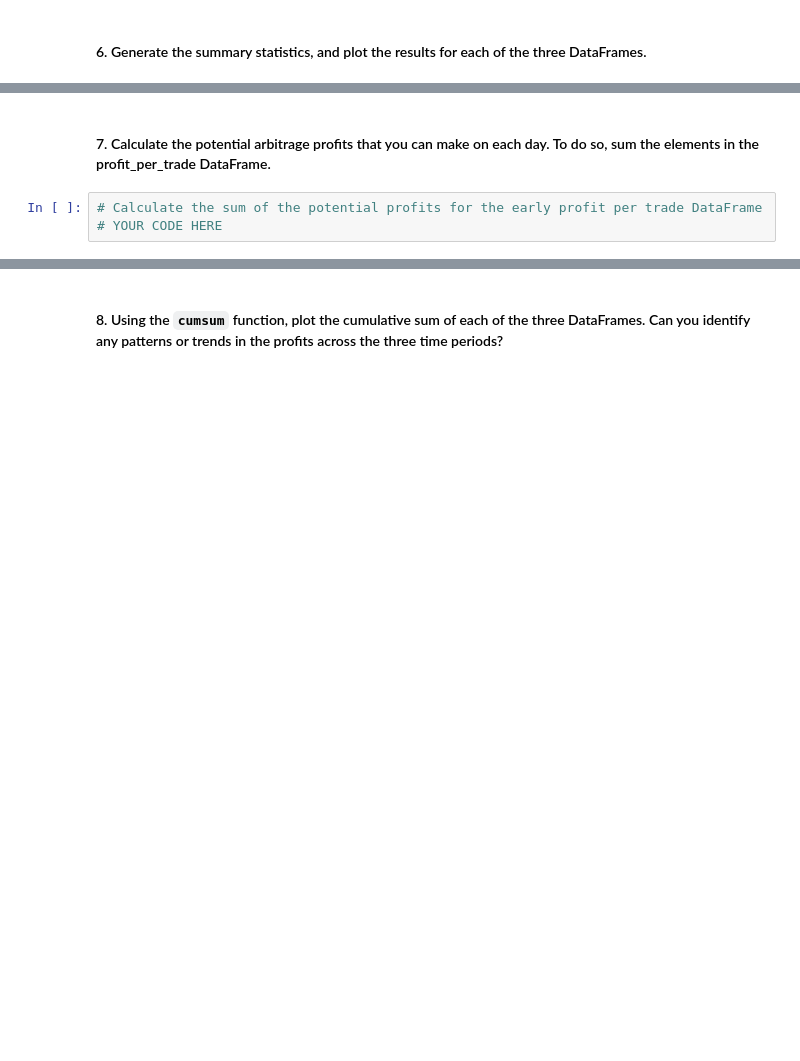
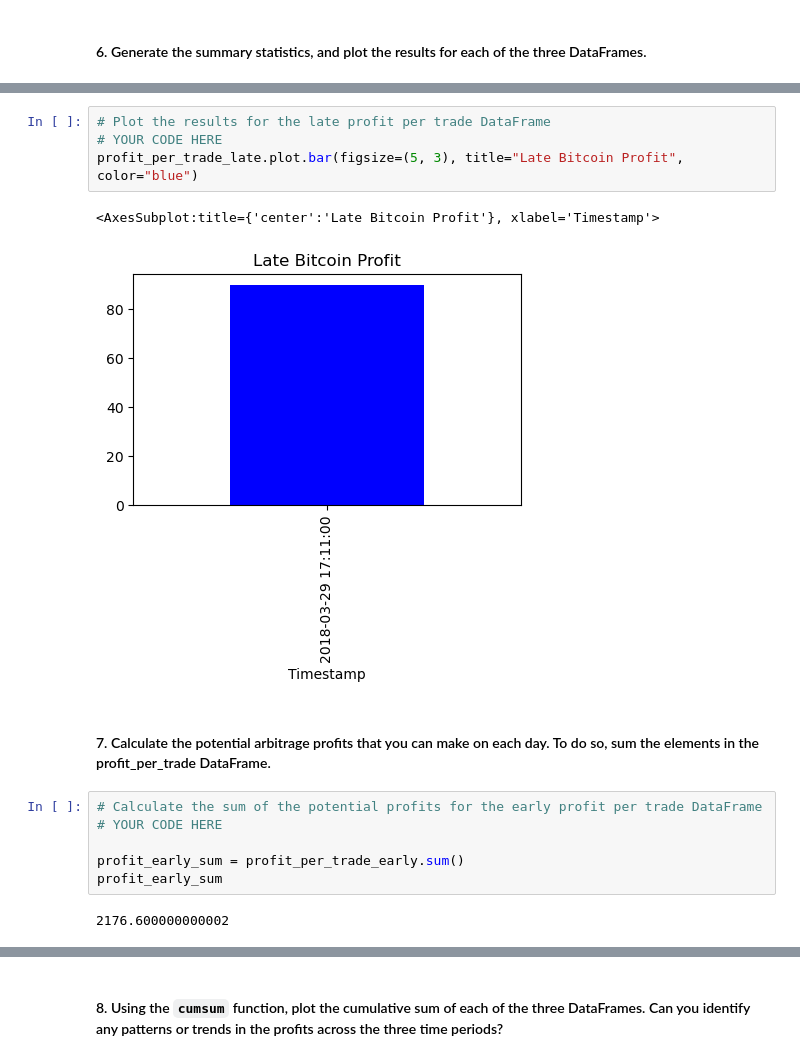
Before and after one commit to AndrewRBader/challenge-3, a Jupyter notebook: Starter_Code/crypto_arbitrage.ipynb, the cells around one changed output, grey strips where cells are left out. Cells and saved outputs as stored; diff of their text form; blank space fills up the shorter version.

```diff
--- a/Starter_Code/crypto_arbitrage.ipynb
+++ b/Starter_Code/crypto_arbitrage.ipynb
@@ -886,5 +941,17 @@ profit_per_trade_early.describe()
+# %%
+# Plot the results for the late profit per trade DataFrame
+# YOUR CODE HERE
+profit_per_trade_late.plot.bar(figsize=(5, 3), title="Late Bitcoin Profit", color="blue")
+# %% [output]
+<AxesSubplot:title={'center':'Late Bitcoin Profit'}, xlabel='Timestamp'>
+[figure, added]
 # %% [markdown]
 #### 7. Calculate the potential arbitrage profits that you can make on each day. To do so, sum the elements in the profit_per_trade DataFrame.
 # %%
 # Calculate the sum of the potential profits for the early profit per trade DataFrame
 # YOUR CODE HERE
+
+profit_early_sum = profit_per_trade_early.sum()
+profit_early_sum
+# %% [output]
+2176.600000000002
```
Also changed, not shown: parts of 7 cells of this notebook.
